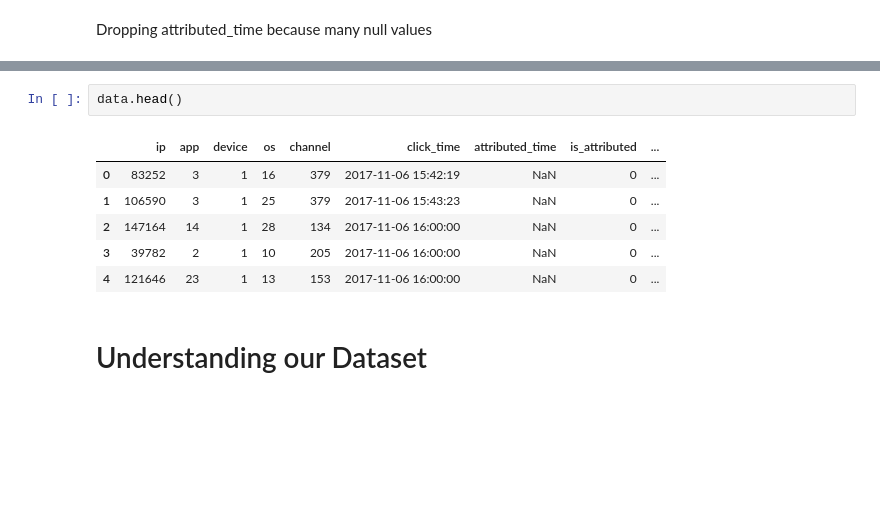
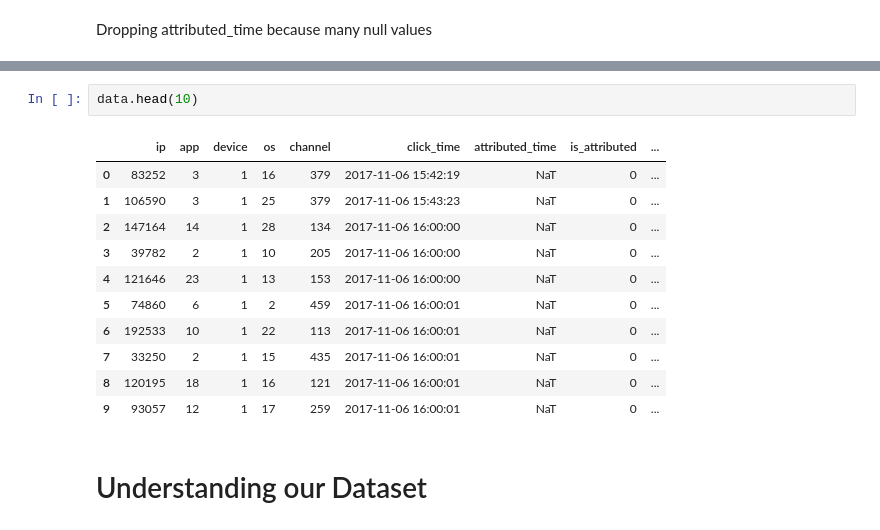
Before and after one commit to catherinelee274/fraud_detection, a Jupyter notebook: main.ipynb, the cells around one changed output, grey strips where cells are left out. Drawn from its saved outputs; the diff is of its cells as text; blank space fills up the shorter version.

```diff
--- a/main.ipynb
+++ b/main.ipynb
@@ -111,12 +100,17 @@ memory usage: 7.7+ MB
 # %%
-data.head()
+data.head(10)
 # %% [output]
 |  | ip | app | device | os | channel | click_time | attributed_time | is_attributed | ... |
-| 0 | 83252 | 3 | 1 | 16 | 379 | 2017-11-06 15:42:19 | NaN | 0 | ... |
-| 1 | 106590 | 3 | 1 | 25 | 379 | 2017-11-06 15:43:23 | NaN | 0 | ... |
-| 2 | 147164 | 14 | 1 | 28 | 134 | 2017-11-06 16:00:00 | NaN | 0 | ... |
-| 3 | 39782 | 2 | 1 | 10 | 205 | 2017-11-06 16:00:00 | NaN | 0 | ... |
-| 4 | 121646 | 23 | 1 | 13 | 153 | 2017-11-06 16:00:00 | NaN | 0 | ... |
+| 0 | 83252 | 3 | 1 | 16 | 379 | 2017-11-06 15:42:19 | NaT | 0 | ... |
+| 1 | 106590 | 3 | 1 | 25 | 379 | 2017-11-06 15:43:23 | NaT | 0 | ... |
+| 2 | 147164 | 14 | 1 | 28 | 134 | 2017-11-06 16:00:00 | NaT | 0 | ... |
+| 3 | 39782 | 2 | 1 | 10 | 205 | 2017-11-06 16:00:00 | NaT | 0 | ... |
+| 4 | 121646 | 23 | 1 | 13 | 153 | 2017-11-06 16:00:00 | NaT | 0 | ... |
+| 5 | 74860 | 6 | 1 | 2 | 459 | 2017-11-06 16:00:01 | NaT | 0 | ... |
+| 6 | 192533 | 10 | 1 | 22 | 113 | 2017-11-06 16:00:01 | NaT | 0 | ... |
+| 7 | 33250 | 2 | 1 | 15 | 435 | 2017-11-06 16:00:01 | NaT | 0 | ... |
+| 8 | 120195 | 18 | 1 | 16 | 121 | 2017-11-06 16:00:01 | NaT | 0 | ... |
+| 9 | 93057 | 12 | 1 | 17 | 259 | 2017-11-06 16:00:01 | NaT | 0 | ... |
 # %% [markdown]
 # Understanding our Dataset
 # %%
```
Also changed, not shown: parts of 25 cells of this notebook.
